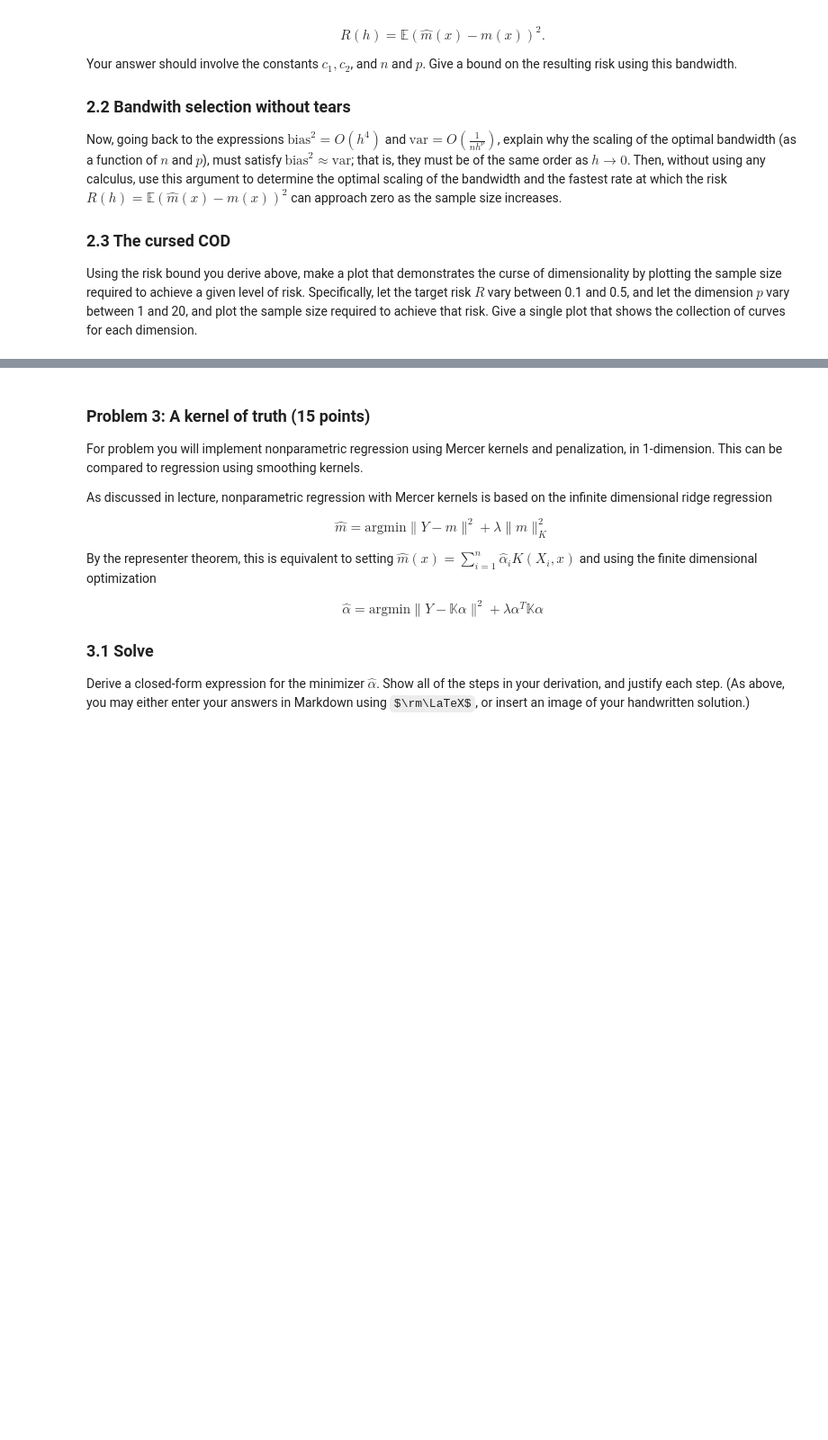
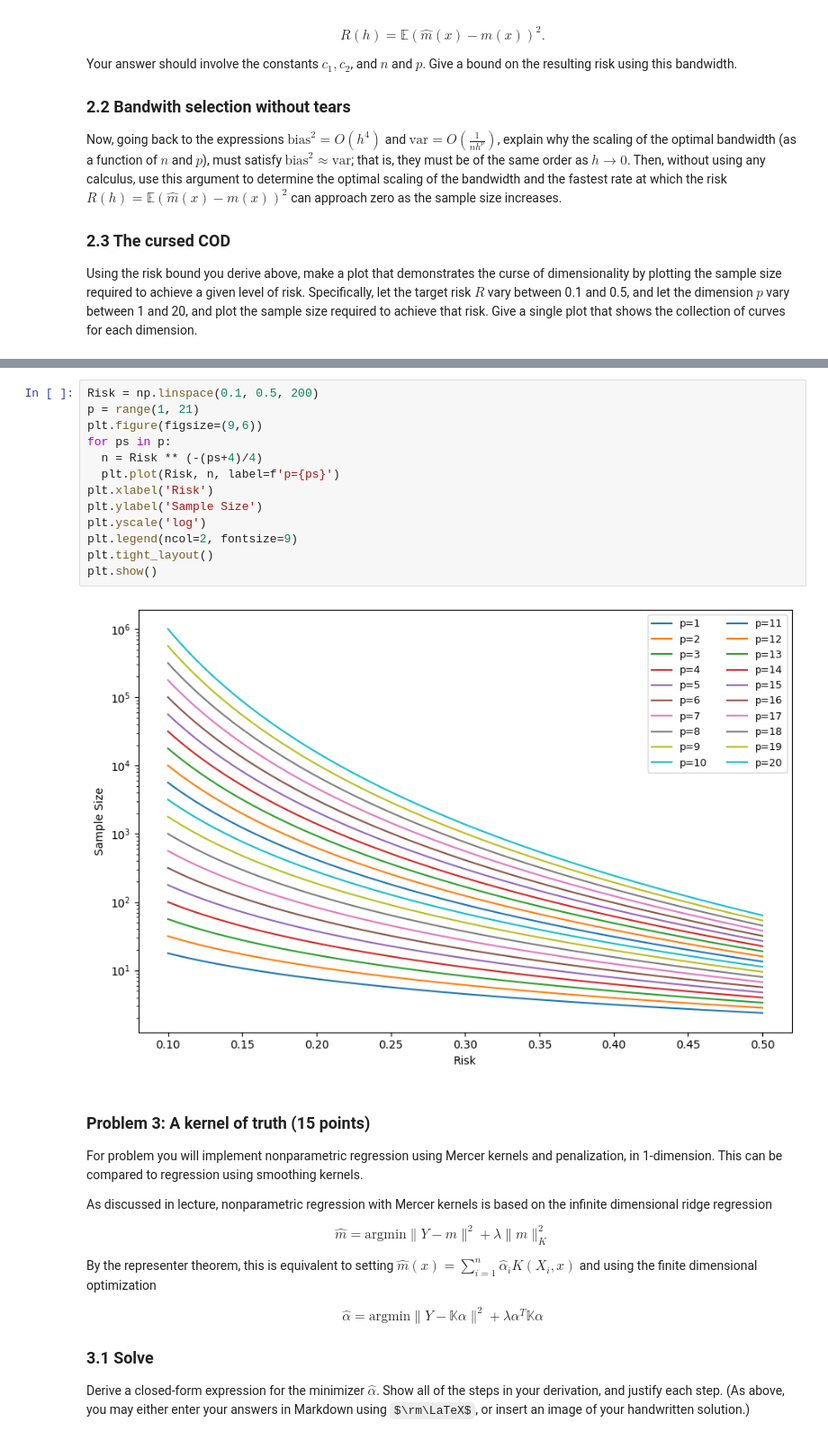
Before and after one commit to fenleichen-ui/Assignment-1, a Jupyter notebook: assignments/assn1/assn1.ipynb, the cells around one changed output, grey strips where cells are left out. Shown at 90% size. Saved outputs shown, nothing was run; the diff lists cells and outputs as text; some formulas as TeX source; blank space fills up the shorter version.

```diff
--- a/assignments/assn1/assn1.ipynb
+++ b/assignments/assn1/assn1.ipynb
@@ -281,3 +333,18 @@ As \(p\) grows, the exponent \(4/(p+4)\) shrinks, so risk decreases **much more
+# %%
+Risk = np.linspace(0.1, 0.5, 200)
+p = range(1, 21)
+plt.figure(figsize=(9,6))
+for ps in p:
+  n = Risk ** (-(ps+4)/4)
+  plt.plot(Risk, n, label=f'p={ps}')
+plt.xlabel('Risk')
+plt.ylabel('Sample Size')
+plt.yscale('log')
+plt.legend(ncol=2, fontsize=9)
+plt.tight_layout()
+plt.show()
+# %% [output]
+[figure, added]
 # %% [markdown]
 ### Problem 3: A kernel of truth (15 points)
 
```
Also changed, not shown: parts of 5 cells of this notebook.
